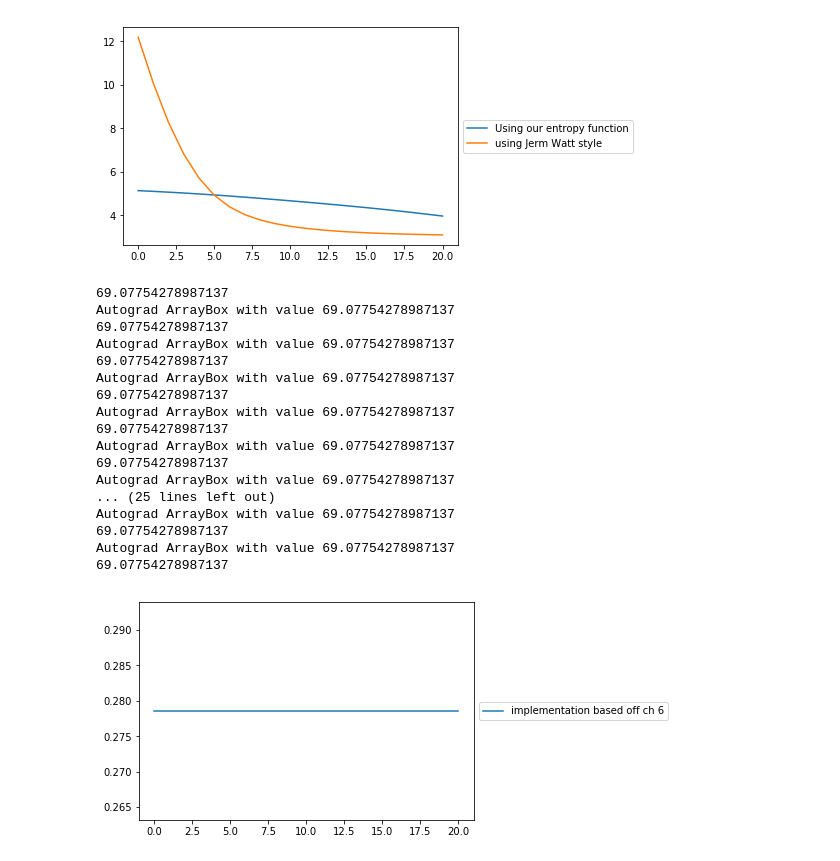
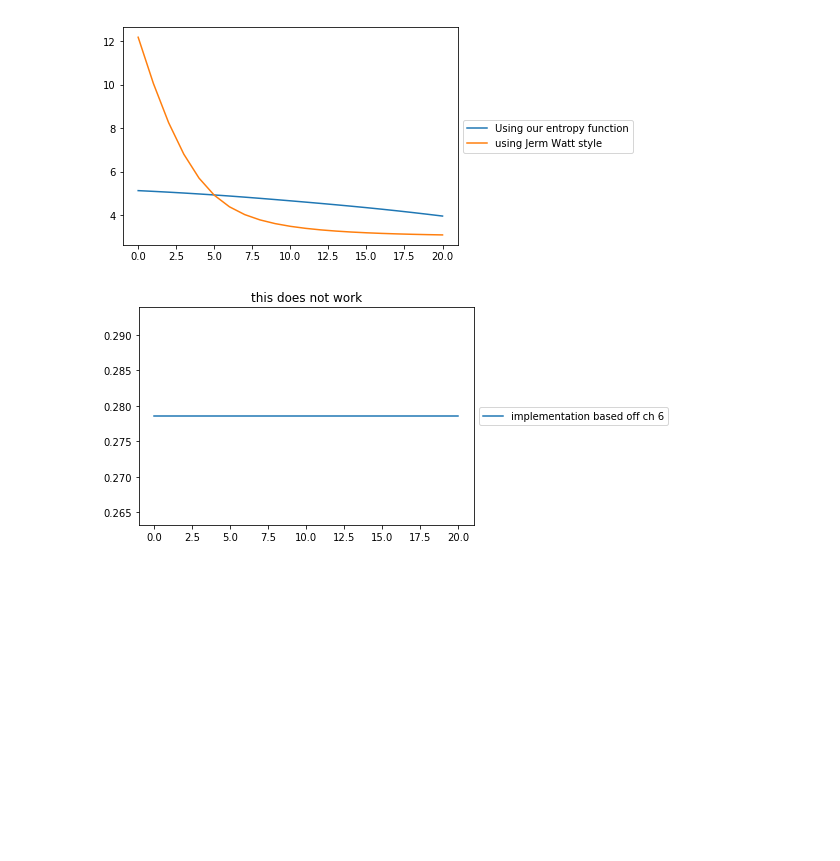
Before and after one commit to cfgong/spotifygenre, a Jupyter notebook: Cross Entropy.ipynb, the cells around one changed output. Drawn from its saved outputs; the diff is of its cells as text; code cells hidden in the pictures; blank space fills up the shorter version.

```diff
--- a/Cross Entropy.ipynb
+++ b/Cross Entropy.ipynb
@@ -111,10 +111,15 @@ def entropy(w):
 import matplotlib.pyplot as plt
 
 # cost function history plotter
-def plot_cost_histories(cost_histories,labels):
+def plot_cost_histories(cost_histories,labels, title = "", xlabel = "", ylabel = ""):
     # create figure
     plt.figure()
-
+    if len(title)> 0:
+        plt.title(title)
+    if len(xlabel)> 0:
+        plt.xlabel(xlabel)
+    if len(ylabel)> 0:
+        plt.ylabel(ylabel)
     # loop over cost histories and plot each one
     for j in range(len(cost_histories)):
         history = cost_histories[j]
@@ -138,28 +143,11 @@ plot_cost_histories(cost_histories=[cost_history1, cost_history2],
 # %%
 w = 0.001 * np.random.rand(14, 7)
 learning_rate = 10**(-5)
 max_its = 20
 
 weight_history3, cost_history3 = gradient_descent(cross_entropy2, learning_rate, max_its, w)
 
 plot_cost_histories(cost_histories=[cost_history3],
-                    labels=["implementation based off ch 6"])
+                    labels=["implementation based off ch 6"], title = "this does not work")
 # %% [output]
-69.07754278987137
-Autograd ArrayBox with value 69.07754278987137
-69.07754278987137
-Autograd ArrayBox with value 69.07754278987137
-69.07754278987137
-Autograd ArrayBox with value 69.07754278987137
-69.07754278987137
-Autograd ArrayBox with value 69.07754278987137
-69.07754278987137
-Autograd ArrayBox with value 69.07754278987137
-69.07754278987137
-Autograd ArrayBox with value 69.07754278987137
-... (25 lines left out)
-Autograd ArrayBox with value 69.07754278987137
-69.07754278987137
-Autograd ArrayBox with value 69.07754278987137
-69.07754278987137
-[figure, old version]
+[figure, new version]
```
Also changed, not shown: parts of 5 cells of this notebook.
